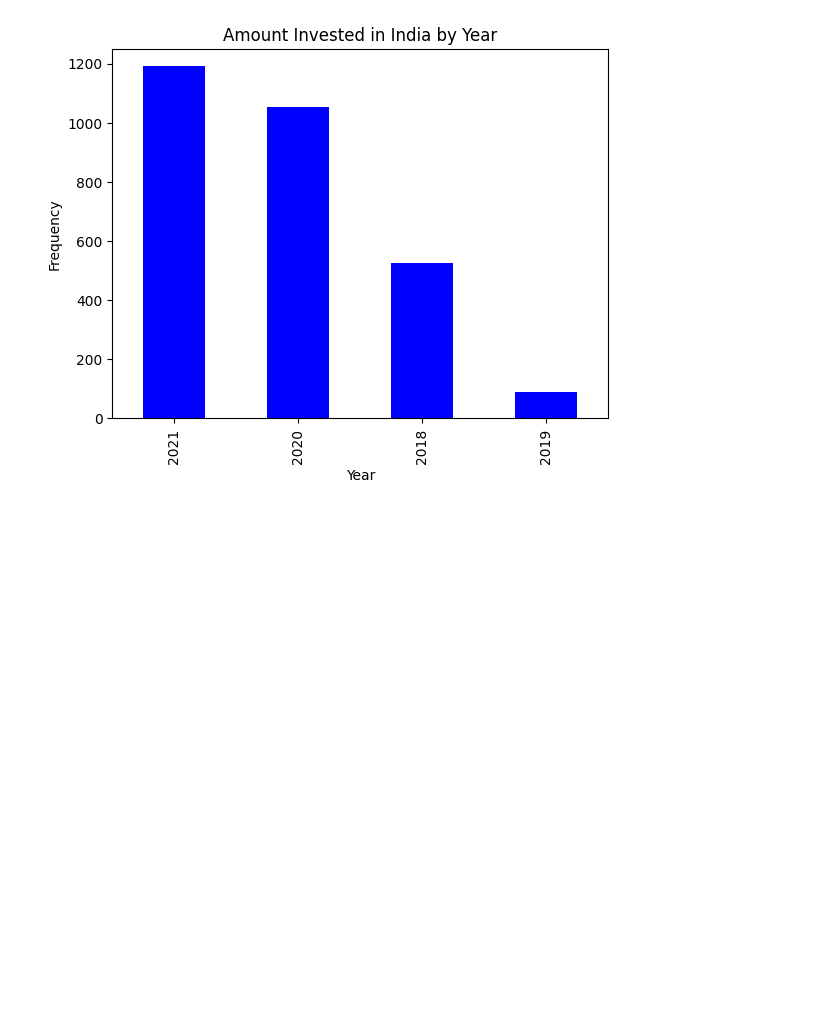
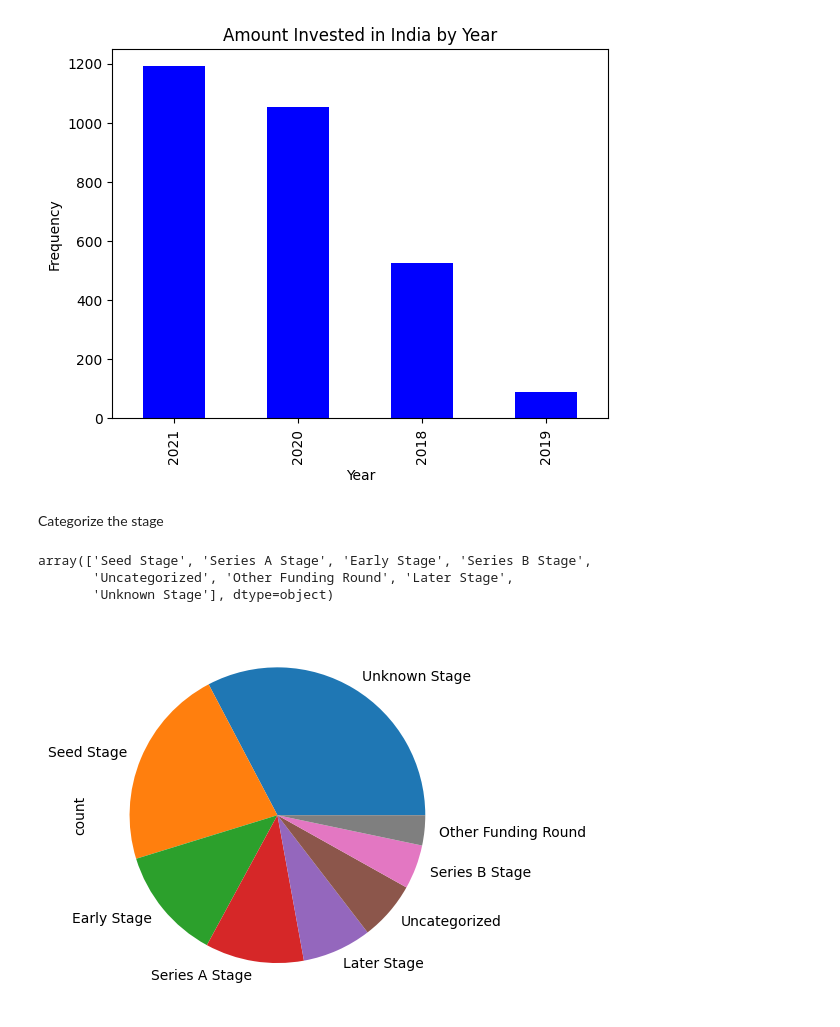
Before and after one commit to DelphinKdl/-Data-analysis-project-Data-Driven-Insights-for-Indian-Startup-Growth, a Jupyter notebook: notebook.ipynb, the cells around one changed output. Saved outputs shown, nothing was run; the diff lists cells and outputs as text; code cells hidden in the pictures; blank space fills up the shorter version.

Commit message:
fucntion to categorize the stage

```diff
--- a/notebook.ipynb
+++ b/notebook.ipynb
@@ -511,3 +511,50 @@ plt.title('Amount Invested in India by Year')
 plt.show();
 # %% [output]
 [figure]
+# %% [markdown]
+Categorize the stage
+# %%
+# fucntion to categorize the stage
+def categorize_funding_stage(stage):
+    seed_stages = ['Seed', 'Pre-Seed', 'Seed funding', 'Seed fund', 'Seed round', 'Seed A', 'Seed Round & Series A', 'Seed Investment', 'Early seed', 'Pre seed round', 'Pre seed Round']
+    early_stages = ['Angel', 'Angel Round', 'Pre series A', 'Pre-series A', 'Pre-series A1', 'Pre Series A', 'Pre series A1', 'Pre-series A1', 'Pre- series A', 'Pre-series', 'Pre- Series B', 'Pre-series B', 'Pre series B', 'Pre-series C', 'Pre-Series B']
+    series_a_stages = ['Series A', 'Series A-1', 'Series A+', 'Seies A', 'Series A1', 'Series A2']
+    series_b_stages = ['Series B', 'Series B+', 'Series B2', 'Series B3']
+    later_stages = ['Series C', 'Series D', 'Series D1', 'Series E', 'Series E2', 'Series F', 'Series F1', 'Series F2', 'Series G', 'Series H', 'Series I']
+    other_stages = ['Series Unknown', 'Corporate Round', 'Funding Round', 'Mid series', 'Bridge', 'Bridge Round', 'Post series A', 'Post-IPO Debt', 'Post-IPO Equity', 'Secondary Market', 'Non-equity Assistance', 'Debt Financing', 'Debt', 'Fresh funding', 'Grant', 'Undisclosed']
+    unknown_stages = ['Unknown', '$1200000', '$300000', '$6000000', '$1000000']
+
+    if stage in seed_stages:
+        return 'Seed Stage'
+    elif stage in early_stages:
+        return 'Early Stage'
+    elif stage in series_a_stages:
+        return 'Series A Stage'
+    elif stage in series_b_stages:
+        return 'Series B Stage'
+    elif stage in later_stages:
+        return 'Later Stage'
+    elif stage in other_stages:
+        return 'Other Funding Round'
+    elif stage in unknown_stages:
+        return 'Unknown Stage'
+    else:
+        return 'Uncategorized'
+
+# Apply the function to the 'Stage' column
+combinedData['Stage'] = combinedData['Stage'].apply(categorize_funding_stage)
+# %%
+combinedData['Stage'].unique()
+# %% [output]
+array(['Seed Stage', 'Series A Stage', 'Early Stage', 'Series B Stage',
+       'Uncategorized', 'Other Funding Round', 'Later Stage',
+       'Unknown Stage'], dtype=object)
+# %%
+# To check the different Stages
+
+Stages= combinedData['Stage'].value_counts()
+
+Stages.plot(kind='pie')
+plt.show();
+# %% [output]
+[figure, added]
```
